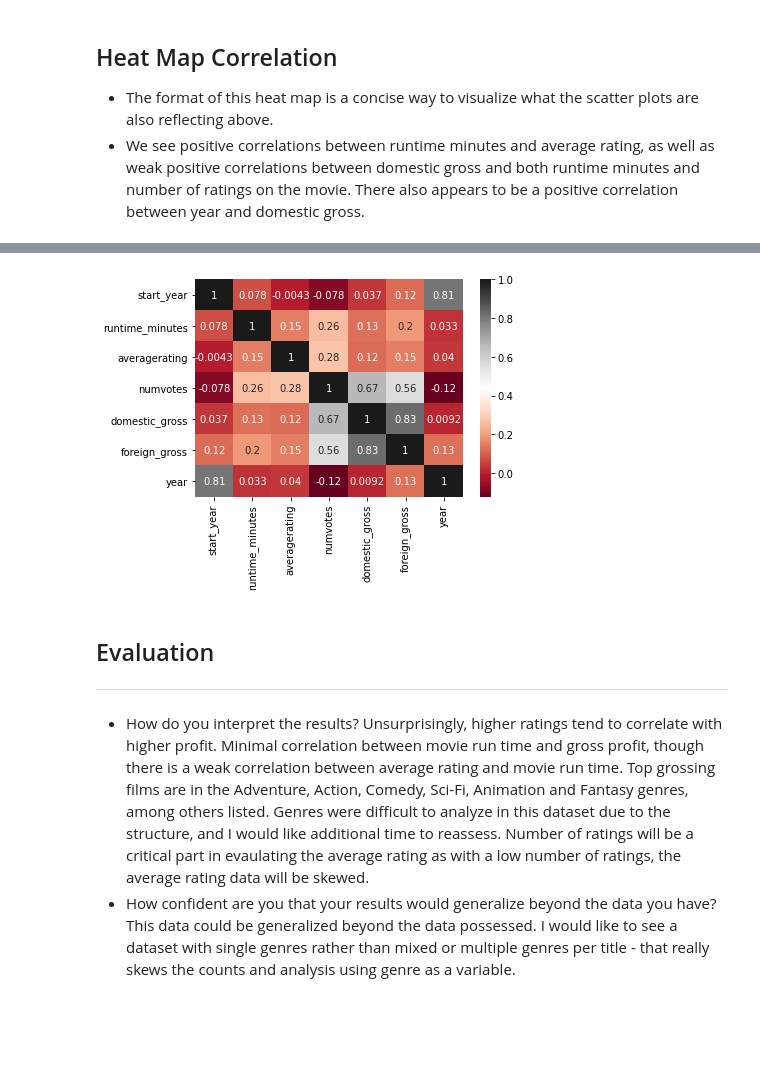
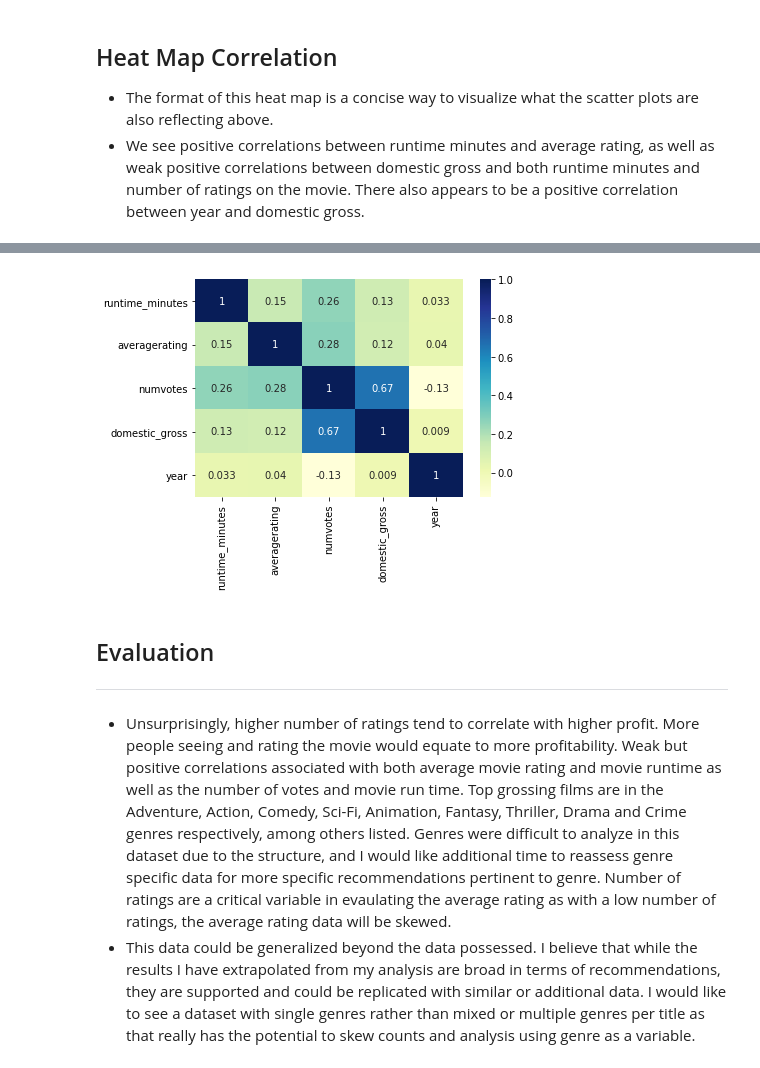
Before and after one commit to learn-co-curriculum/dsc-project-template, a Jupyter notebook: dsc-phase1project-microsoftmoviestudioanalysis-eakland.ipynb, the cells around one changed output, grey strips where cells are left out. Saved outputs shown, nothing was run; the diff lists cells and outputs as text; code cells hidden in the pictures; blank space fills up the shorter version.

Commit message:
updating visualizations and finalizing write ups

```diff
--- a/dsc-phase1project-microsoftmoviestudioanalysis-eakland.ipynb
+++ b/dsc-phase1project-microsoftmoviestudioanalysis-eakland.ipynb
@@ -680,11 +693,11 @@ heatmap = sns.heatmap(top_hundo_df.corr(), cmap="YlGnBu", annot=True)
 # %%
-heatmap2 = sns.heatmap(profit_by_title_df.corr(), cmap="RdGy", annot=True);
+heatmap2 = sns.heatmap(domestic_profit_title_df.corr(), cmap="YlGnBu", annot=True);
 # %% [output]
-[figure, old version]
+[figure, new version]
 # %% [markdown]
 ## Evaluation
 ***
-* How do you interpret the results? Unsurprisingly, higher ratings tend to correlate with higher profit. Minimal correlation between movie run time and gross profit, though there is a weak correlation between average rating and movie run time. Top grossing films are in the Adventure, Action, Comedy, Sci-Fi, Animation and Fantasy genres, among others listed. Genres were difficult to analyze in this dataset due to the structure, and I would like additional time to reassess. Number of ratings will be a critical part in evaulating the average rating as with a low number of ratings, the average rating data will be skewed.
-* How confident are you that your results would generalize beyond the data you have? This data could be generalized beyond the data possessed. I would like to see a dataset with single genres rather than mixed or multiple genres per title - that really skews the counts and analysis using genre as a variable.
+* Unsurprisingly, higher number of ratings tend to correlate with higher profit. More people seeing and rating the movie would equate to more profitability. Weak but positive correlations associated with both average movie rating and movie runtime as well as the number of votes and movie run time. Top grossing films are in the Adventure, Action, Comedy, Sci-Fi, Animation, Fantasy, Thriller, Drama and Crime genres respectively, among others listed. Genres were difficult to analyze in this dataset due to the structure, and I would like additional time to reassess genre specific data for more specific recommendations pertinent to genre. Number of ratings are a critical variable in evaulating the average rating as with a low number of ratings, the average rating data will be skewed.
+* This data could be generalized beyond the data possessed. I believe that while the results I have extrapolated from my analysis are broad in terms of recommendations, they are supported and could be replicated with similar or additional data. I would like to see a dataset with single genres rather than mixed or multiple genres per title as that really has the potential to skew counts and analysis using genre as a variable.
 # %% [markdown]
 # Conclusions
```
Also changed, not shown: parts of 23 cells of this notebook, 9 other files.
